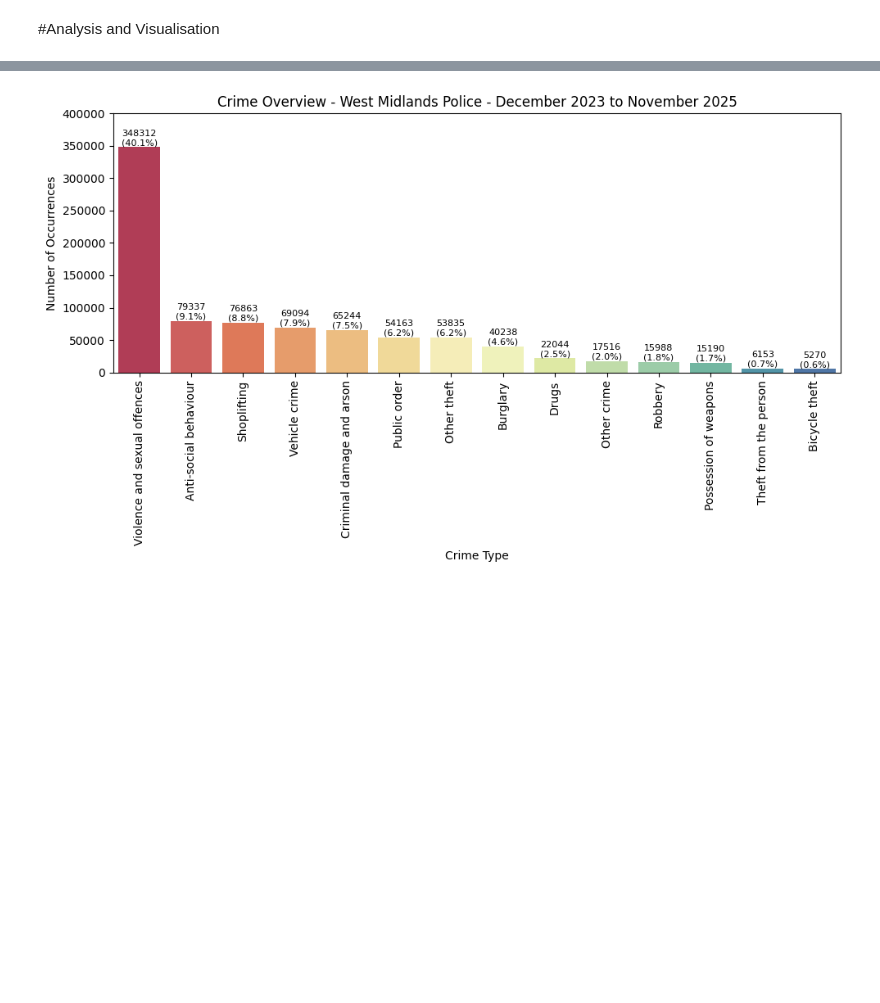
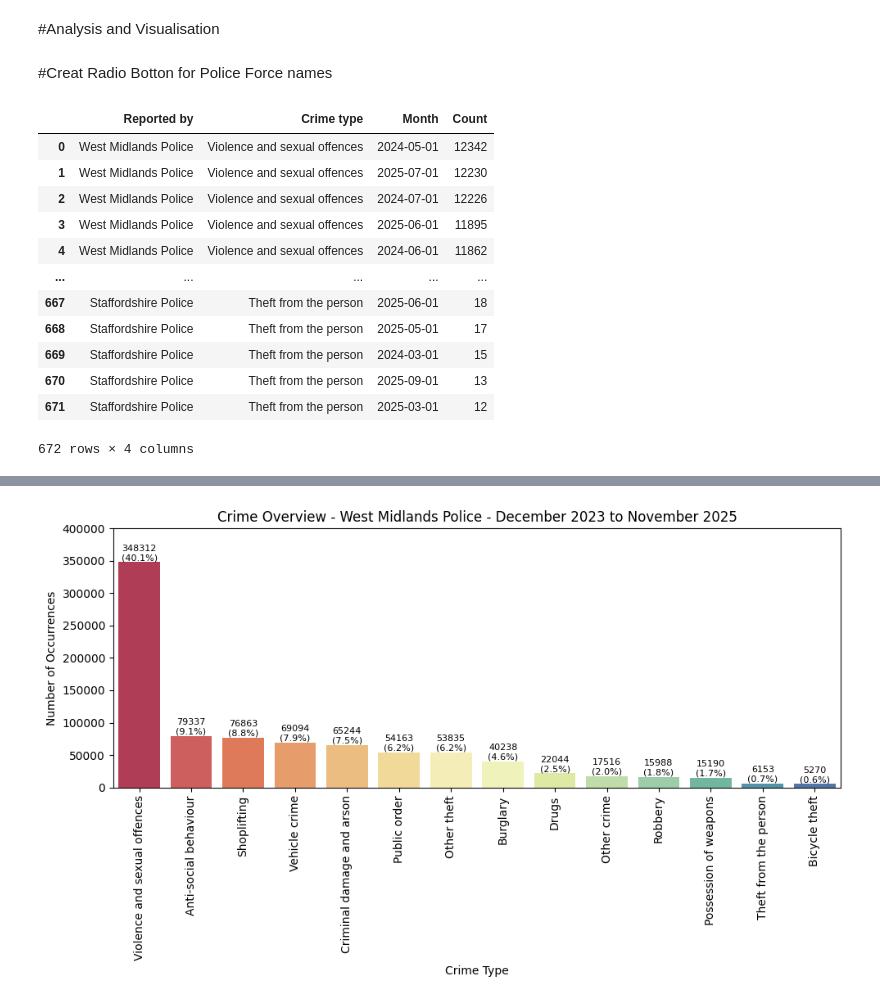
Before and after one commit to zhangwiki86-soton/L7---Data-Analysis-and-Visualisation, a Jupyter notebook: DRAFT Test Glob.ipynb, the cells around one changed output, grey strips where cells are left out. Drawn from its saved outputs; the diff is of its cells as text; code cells hidden in the pictures; blank space fills up the shorter version.

```diff
--- a/DRAFT Test Glob.ipynb
+++ b/DRAFT Test Glob.ipynb
@@ -490,0 +497,24 @@ CleanData['Crime type'].value_counts()
+# %% [markdown]
+#Creat Radio Botton for Police Force names
+# %%
+crime_over_time = DataMerge[['Reported by','Crime type','Month']].value_counts().reset_index(name='Count')
+display(crime_over_time)
+
+# Extract unique police forces BEFORE making crime_over_time interactive
+#unique_police_forces = crime_over_time['Reported by'].unique().tolist()
+
+crime_over_time = crime_over_time.interactive()
+# %% [output]
+|  | Reported by | Crime type | Month | Count |
+| 0 | West Midlands Police | Violence and sexual offences | 2024-05-01 | 12342 |
+| 1 | West Midlands Police | Violence and sexual offences | 2025-07-01 | 12230 |
+| 2 | West Midlands Police | Violence and sexual offences | 2024-07-01 | 12226 |
+| 3 | West Midlands Police | Violence and sexual offences | 2025-06-01 | 11895 |
+| 4 | West Midlands Police | Violence and sexual offences | 2024-06-01 | 11862 |
+| ... | ... | ... | ... | ... |
+| 667 | Staffordshire Police | Theft from the person | 2025-06-01 | 18 |
+| 668 | Staffordshire Police | Theft from the person | 2025-05-01 | 17 |
+| 669 | Staffordshire Police | Theft from the person | 2024-03-01 | 15 |
+| 670 | Staffordshire Police | Theft from the person | 2025-09-01 | 13 |
+| 671 | Staffordshire Police | Theft from the person | 2025-03-01 | 12 |
+672 rows × 4 columns
```
Also changed, not shown: parts of 32 cells of this notebook.
